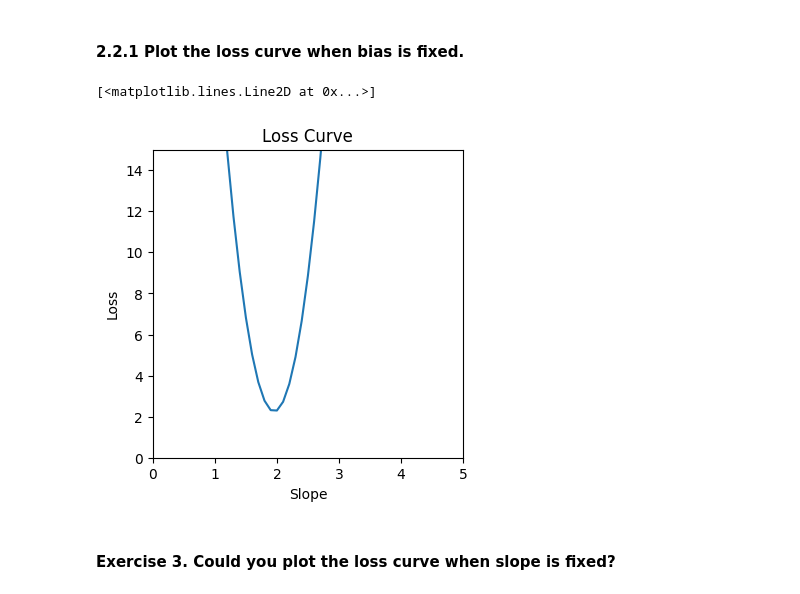
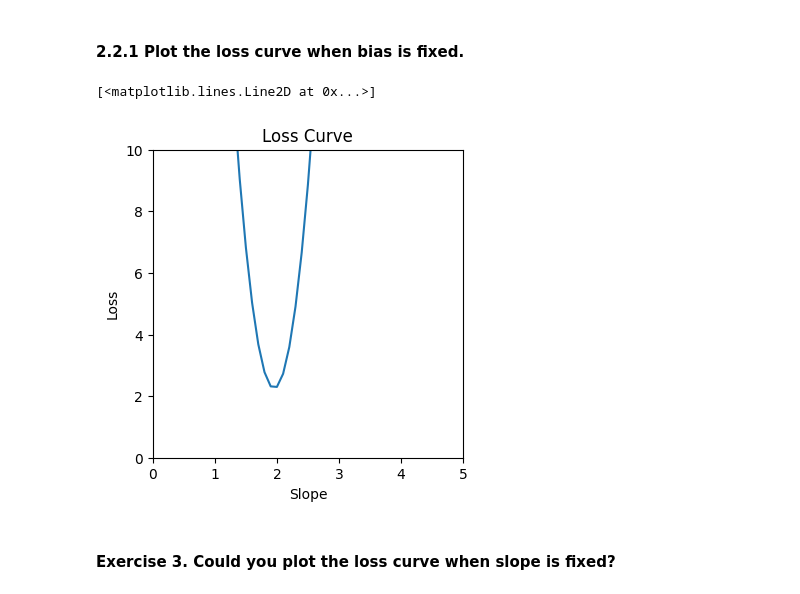
Before and after one commit to Mehdialmoo/Introduction_to_MachineLearning, a Jupyter notebook: session_3/Workshop_3_Linear_Regression.ipynb, the cells around one changed output. Cells and saved outputs as stored; diff of their text form; code cells hidden in the pictures.

```diff
--- a/session_3/Workshop_3_Linear_Regression.ipynb
+++ b/session_3/Workshop_3_Linear_Regression.ipynb
@@ -156,30 +156,30 @@ loss = 1031.5734920100003
 # %%
 slope_list = [i*0.1 for i in range(0,100)] # 0.1,0.2,0.3,0.4,...
 bias = 0
 
 plt.figure(figsize=[4,4])
 plt.xlim(0,5)
-plt.ylim(0,15)
+plt.ylim(0,10)
 
 plt.title("Loss Curve")
 plt.xlabel("Slope")
 plt.ylabel("Loss")
 
 slope_loss_list=[]
 for slope in slope_list:
     y_pred = []
     for i in X_RD:
         y_pred.append(i*slope+bias)
 
     y_sub = []
     for i in range(len(Y_RD)):
         y_sub.append((y_pred[i] - Y_RD[i])**2)
-    slope_loss_list.append(sum(y_sub)/2/len(Y_RD))
+    slope_loss_list.append(sum(y_sub)/(2*len(Y_RD)))
 
 plt.plot(slope_list,slope_loss_list)
 # %% [output]
 [<matplotlib.lines.Line2D at 0x...>]
-[figure, old version]
+[figure, new version]
 # %% [markdown]
 #### Exercise 3. Could you plot the loss curve when slope is fixed?
 # %%
```
Also changed, not shown: parts of 1 cell of this notebook.
